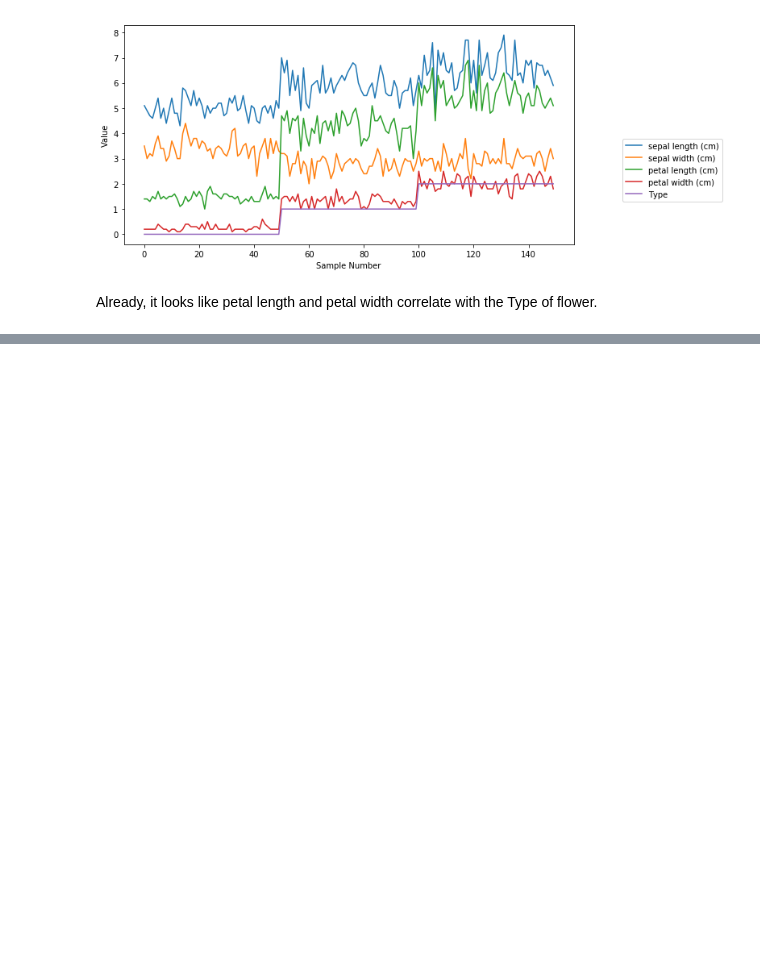
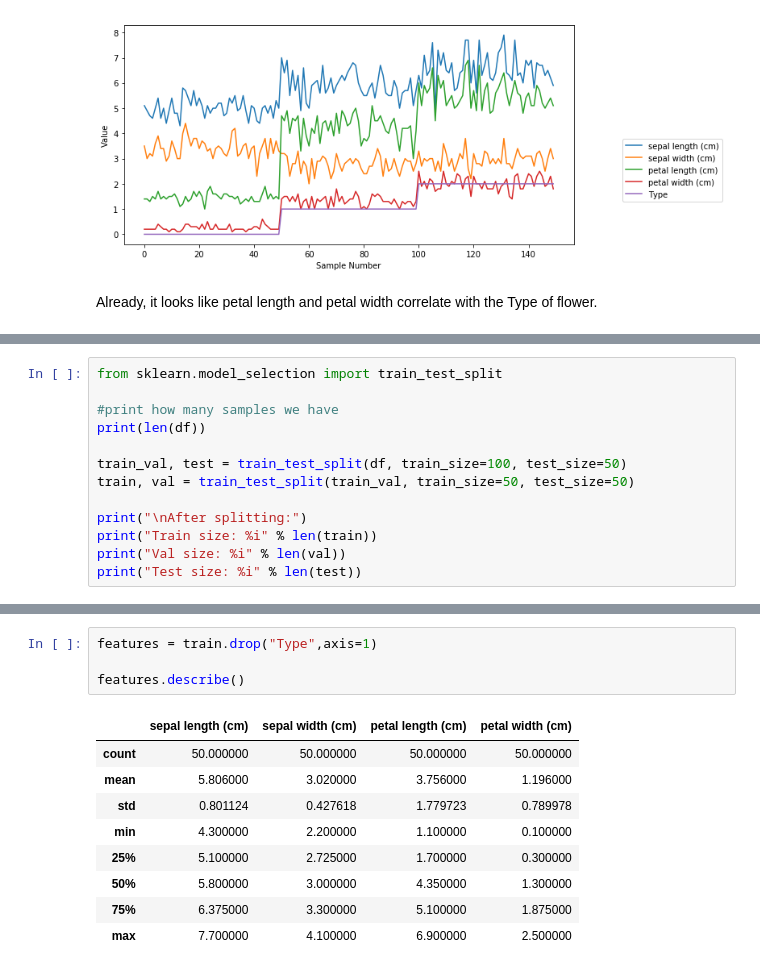
Before and after one commit to rebecca-mackenzie/intro_ml, a Jupyter notebook: Presentation.ipynb, the cells around one changed output, grey strips where cells are left out. Saved outputs shown, nothing was run; the diff lists cells and outputs as text; blank space fills up the shorter version.

```diff
--- a/Presentation.ipynb
+++ b/Presentation.ipynb
@@ -228,0 +229,13 @@ Already, it looks like petal length and petal width correlate with the Type of f
+# %%
+from sklearn.model_selection import train_test_split
+
+#print how many samples we have
+print(len(df))
+
+train_val, test = train_test_split(df, train_size=100, test_size=50)
+train, val = train_test_split(train_val, train_size=50, test_size=50)
+
+print("\nAfter splitting:")
+print("Train size: %i" % len(train))
+print("Val size: %i" % len(val))
+print("Test size: %i" % len(test))
@@ -228,0 +254,14 @@ Already, it looks like petal length and petal width correlate with the Type of f
+# %%
+features = train.drop("Type",axis=1)
+
+features.describe()
+# %% [output]
+|  | sepal length (cm) | sepal width (cm) | petal length (cm) | petal width (cm) |
+| count | 50.000000 | 50.000000 | 50.000000 | 50.000000 |
+| mean | 5.806000 | 3.020000 | 3.756000 | 1.196000 |
+| std | 0.801124 | 0.427618 | 1.779723 | 0.789978 |
+| min | 4.300000 | 2.200000 | 1.100000 | 0.100000 |
+| 25% | 5.100000 | 2.725000 | 1.700000 | 0.300000 |
+| 50% | 5.800000 | 3.000000 | 4.350000 | 1.300000 |
+| 75% | 6.375000 | 3.300000 | 5.100000 | 1.875000 |
+| max | 7.700000 | 4.100000 | 6.900000 | 2.500000 |
```
Also changed, not shown: parts of 19 cells of this notebook, 3 other files.
